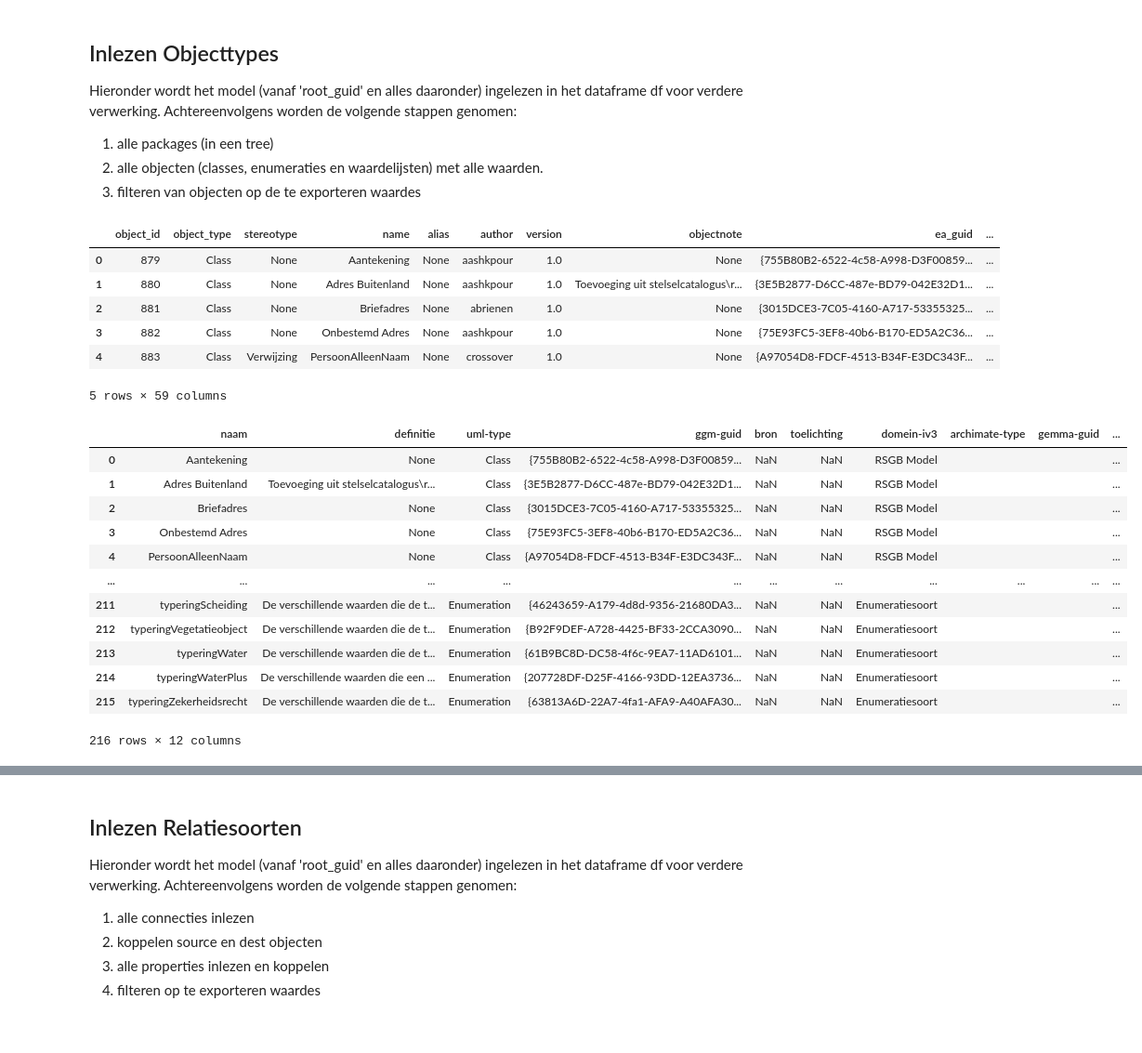
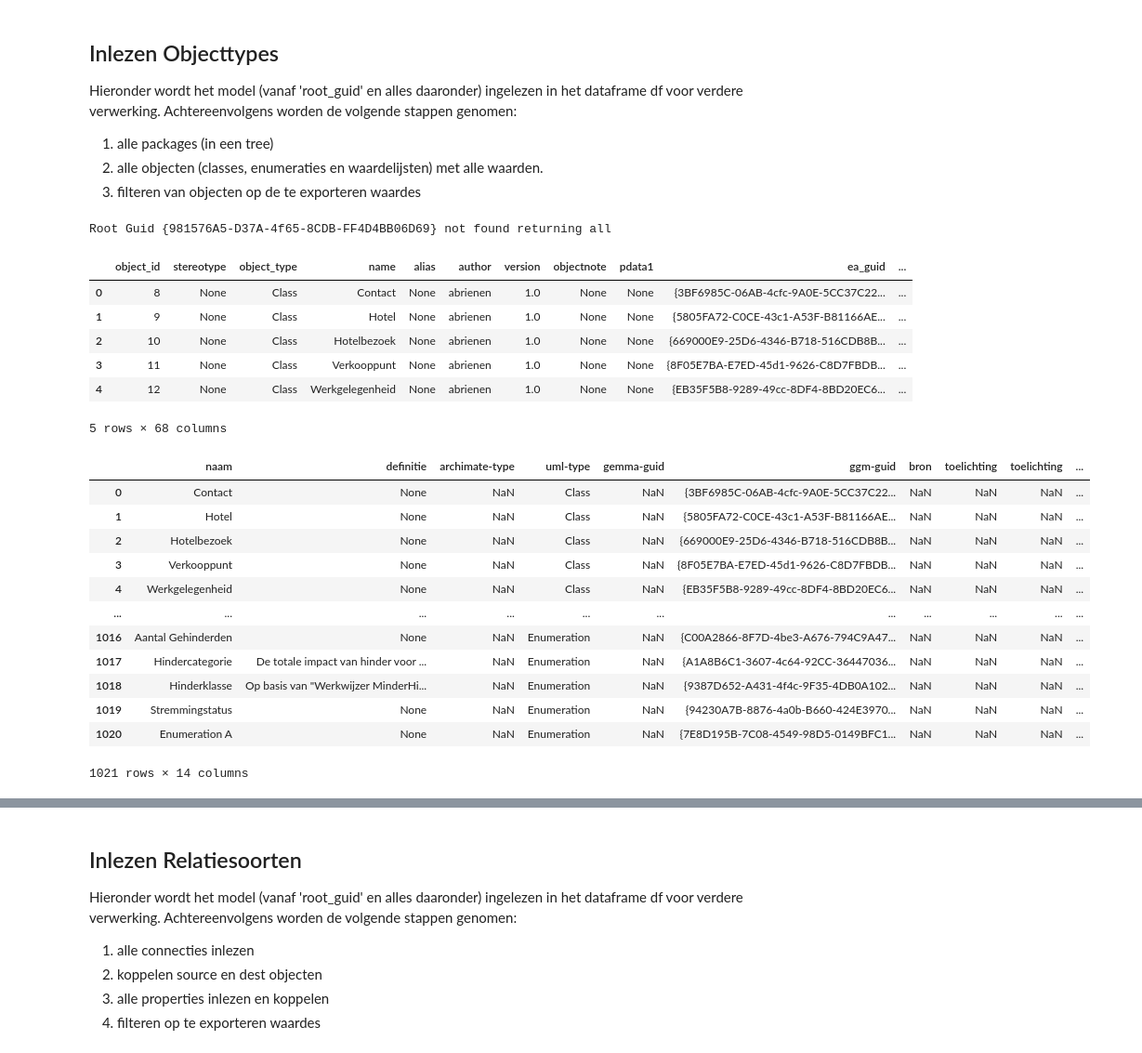
Before and after one commit to Gemeente-Delft/Gemeentelijk-Gegevensmodel, a Jupyter notebook: tools/notebooks/Export to GEMMA.ipynb, the cells around one changed output, grey strips where cells are left out. Shown at 93% size. Drawn from its saved outputs; the diff is of its cells as text; code cells hidden in the pictures.

```diff
--- a/tools/notebooks/Export to GEMMA.ipynb
+++ b/tools/notebooks/Export to GEMMA.ipynb
@@ -54,16 +54,20 @@ now = datetime.now()
 dt_string = now.strftime("%d%m%Y-%H:%M:%S")
 output_objects = f"./output/ggm_export_objects_{dt_string}.csv"
 output_relations = f"./output/ggm_export_relations_{dt_string}.csv"
+#output_attributes = f"./output/ggm_export_attributes_{dt_string}.csv"
 
 root_guid = '{604AC59D-D038-4e78-A5FA-80E4748DED5B}' #Om te experimenteren: Onderwijs in package ontwikkeling
 root_guid = '{45B88627-6F44-4b6d-BE77-3EC51BBE679E}' #Om te experimenteren: Monumenten
 root_guid = '{58A5214F-E56C-4707-BE2D-AB36DD6976A3}' #Om te experimenteren: RSGB
-#root_guid = '{981576A5-D37A-4f65-8CDB-FF4D4BB06D69}' # Root GGM
+root_guid = '{981576A5-D37A-4f65-8CDB-FF4D4BB06D69}' # Root GGM
 
-obj_columns = ['naam', 'definitie', 'archimate-type', 'uml-type', 'gemma-guid', 'ggm-guid', 'bron', 'toelichting', 'synoniemen', 'domein-iv3', 'domein-dcat', 'domein-gemma']
+obj_columns = ['naam', 'definitie', 'archimate-type', 'uml-type', 'gemma-guid', 'ggm-guid', 'bron', 'toelichting', 'synoniemen', 'domein-iv3', 'domein-dcat', 'domein-gemma', 'datum-tijd-export']
 obj_column_mapping = {'name': 'naam', 'object_type': 'uml-type', 'ea_guid': 'ggm-guid', 'herkomst': 'bron', 'note': 'definitie'}
 
-con_columns = ['naam', 'definitie', 'archimate-type', 'uml-type', 'gemma-guid', 'ggm-guid', 'gemma-source-guid', 'gemma-target-guid', 'ggm-source-guid', 'ggm-target-guid', 'toelichting', 'domein-iv3', 'domein-dcat', 'domein-gemma']
+#attr_columns = ['naam', 'definitie', 'archimate-datatype', 'uml-datatype', 'gemma-guid', 'ggm-guid', 'gemma-object-guid', 'ggm-object-guid', 'bron', 'toelichting', 'synoniemen', 'datum-tijd-export']
+#attr_column_mapping = {'name': 'naam', 'type': 'uml-datatype', 'ea_guid': 'ggm-guid', 'ea_guid_object': 'ggm-object-guid', 'herkomst': 'bron', 'notes': 'definitie'}
+
+con_columns = ['naam', 'definitie', 'archimate-type', 'uml-type', 'gemma-guid', 'ggm-guid', 'gemma-source-guid', 'gemma-target-guid', 'ggm-source-guid', 'ggm-target-guid', 'toelichting', 'datum-tijd-export'] #, 'domein-iv3', 'domein-dcat', 'domein-gemma']
 con_column_mapping = {'connector_name': 'naam', 'connector_type': 'uml-type', 'ea_guid': 'ggm-guid', 'note': 'definitie', 'ea_guid_source': 'ggm-source-guid',
                       'ea_guid_target': 'ggm-target-guid'}
 # %% [markdown]
@@ -114,28 +118,48 @@ df_obj['domein-iv3'] = df_obj.apply(lambda x: getIV3Domein(x['package_id']), axi
 
 df_obj.head(5)
 # %% [output]
+Root Guid {981576A5-D37A-4f65-8CDB-FF4D4BB06D69} not found returning all
-|  | object_id | object_type | stereotype | name | alias | author | version | objectnote | ea_guid | ... |
-| 0 | 879 | Class | None | Aantekening | None | aashkpour | 1.0 | None | {755B80B2-6522-4c58-A998-D3F00859... | ... |
-| 1 | 880 | Class | None | Adres Buitenland | None | aashkpour | 1.0 | Toevoeging uit stelselcatalogus\r... | {3E5B2877-D6CC-487e-BD79-042E32D1... | ... |
-| 2 | 881 | Class | None | Briefadres | None | abrienen | 1.0 | None | {3015DCE3-7C05-4160-A717-53355325... | ... |
-| 3 | 882 | Class | None | Onbestemd Adres | None | aashkpour | 1.0 | None | {75E93FC5-3EF8-40b6-B170-ED5A2C36... | ... |
-| 4 | 883 | Class | Verwijzing | PersoonAlleenNaam | None | crossover | 1.0 | None | {A97054D8-FDCF-4513-B34F-E3DC343F... | ... |
+|  | object_id | stereotype | object_type | name | alias | author | version | objectnote | pdata1 | ea_guid | ... |
+| 0 | 8 | None | Class | Contact | None | abrienen | 1.0 | None | None | {3BF6985C-06AB-4cfc-9A0E-5CC37C22... | ... |
+| 1 | 9 | None | Class | Hotel | None | abrienen | 1.0 | None | None | {5805FA72-C0CE-43c1-A53F-B81166AE... | ... |
+| 2 | 10 | None | Class | Hotelbezoek | None | abrienen | 1.0 | None | None | {669000E9-25D6-4346-B718-516CDB8B... | ... |
+| 3 | 11 | None | Class | Verkooppunt | None | abrienen | 1.0 | None | None | {8F05E7BA-E7ED-45d1-9626-C8D7FBDB... | ... |
+| 4 | 12 | None | Class | Werkgelegenheid | None | abrienen | 1.0 | None | None | {EB35F5B8-9289-49cc-8DF4-8BD20EC6... | ... |
-5 rows × 59 columns
+5 rows × 68 columns
 # %%
+'''
+Check exportvelden zoals afgesproken in Powerpoint
+
+*naam (label)
+*definitie
+*archimate-type (business-object/data-object)
+*uml-type
+*gemma-guid
+*ggm-guid
+*bron
+*toelichting
+*synoniemen (comma seperated)
+*domein-iv3 (Indeling GGM)
+*domein-dcat
+*domein-gemma
+*datum-tijd-export (ddmmyyyy-hh:mm:ss)
+'''
+
 ## Set the right columns
 df_obj_export = util.exportColumns(df_obj, obj_columns, obj_column_mapping)
+df_obj_export['datum-tijd-export'] = dt_string
 df_obj_export
 # %% [output]
-|  | naam | definitie | uml-type | ggm-guid | bron | toelichting | domein-iv3 | archimate-type | gemma-guid | ... |
-| 0 | Aantekening | None | Class | {755B80B2-6522-4c58-A998-D3F00859... | NaN | NaN | RSGB Model |  |  | ... |
-| 1 | Adres Buitenland | Toevoeging uit stelselcatalogus\r... | Class | {3E5B2877-D6CC-487e-BD79-042E32D1... | NaN | NaN | RSGB Model |  |  | ... |
-| 2 | Briefadres | None | Class | {3015DCE3-7C05-4160-A717-53355325... | NaN | NaN | RSGB Model |  |  | ... |
-| 3 | Onbestemd Adres | None | Class | {75E93FC5-3EF8-40b6-B170-ED5A2C36... | NaN | NaN | RSGB Model |  |  | ... |
-| 4 | PersoonAlleenNaam | None | Class | {A97054D8-FDCF-4513-B34F-E3DC343F... | NaN | NaN | RSGB Model |  |  | ... |
+|  | naam | definitie | archimate-type | uml-type | gemma-guid | ggm-guid | bron | toelichting | toelichting | ... |
+| 0 | Contact | None | NaN | Class | NaN | {3BF6985C-06AB-4cfc-9A0E-5CC37C22... | NaN | NaN | NaN | ... |
+| 1 | Hotel | None | NaN | Class | NaN | {5805FA72-C0CE-43c1-A53F-B81166AE... | NaN | NaN | NaN | ... |
+| 2 | Hotelbezoek | None | NaN | Class | NaN | {669000E9-25D6-4346-B718-516CDB8B... | NaN | NaN | NaN | ... |
+| 3 | Verkooppunt | None | NaN | Class | NaN | {8F05E7BA-E7ED-45d1-9626-C8D7FBDB... | NaN | NaN | NaN | ... |
+| 4 | Werkgelegenheid | None | NaN | Class | NaN | {EB35F5B8-9289-49cc-8DF4-8BD20EC6... | NaN | NaN | NaN | ... |
 | ... | ... | ... | ... | ... | ... | ... | ... | ... | ... | ... |
-| 211 | typeringScheiding | De verschillende waarden die de t... | Enumeration | {46243659-A179-4d8d-9356-21680DA3... | NaN | NaN | Enumeratiesoort |  |  | ... |
-| 212 | typeringVegetatieobject | De verschillende waarden die de t... | Enumeration | {B92F9DEF-A728-4425-BF33-2CCA3090... | NaN | NaN | Enumeratiesoort |  |  | ... |
-| 213 | typeringWater | De verschillende waarden die de t... | Enumeration | {61B9BC8D-DC58-4f6c-9EA7-11AD6101... | NaN | NaN | Enumeratiesoort |  |  | ... |
-| 214 | typeringWaterPlus | De verschillende waarden die een ... | Enumeration | {207728DF-D25F-4166-93DD-12EA3736... | NaN | NaN | Enumeratiesoort |  |  | ... |
-| 215 | typeringZekerheidsrecht | De verschillende waarden die de t... | Enumeration | {63813A6D-22A7-4fa1-AFA9-A40AFA30... | NaN | NaN | Enumeratiesoort |  |  | ... |
+| 1016 | Aantal Gehinderden | None | NaN | Enumeration | NaN | {C00A2866-8F7D-4be3-A676-794C9A47... | NaN | NaN | NaN | ... |
+| 1017 | Hindercategorie | De totale impact van hinder voor ... | NaN | Enumeration | NaN | {A1A8B6C1-3607-4c64-92CC-36447036... | NaN | NaN | NaN | ... |
+| 1018 | Hinderklasse | Op basis van "Werkwijzer MinderHi... | NaN | Enumeration | NaN | {9387D652-A431-4f4c-9F35-4DB0A102... | NaN | NaN | NaN | ... |
+| 1019 | Stremmingstatus | None | NaN | Enumeration | NaN | {94230A7B-8876-4a0b-B660-424E3970... | NaN | NaN | NaN | ... |
+| 1020 | Enumeration A | None | NaN | Enumeration | NaN | {7E8D195B-7C08-4549-98D5-0149BFC1... | NaN | NaN | NaN | ... |
-216 rows × 12 columns
+1021 rows × 14 columns
```
Also changed, not shown: parts of 6 cells of this notebook, 5 other files.
